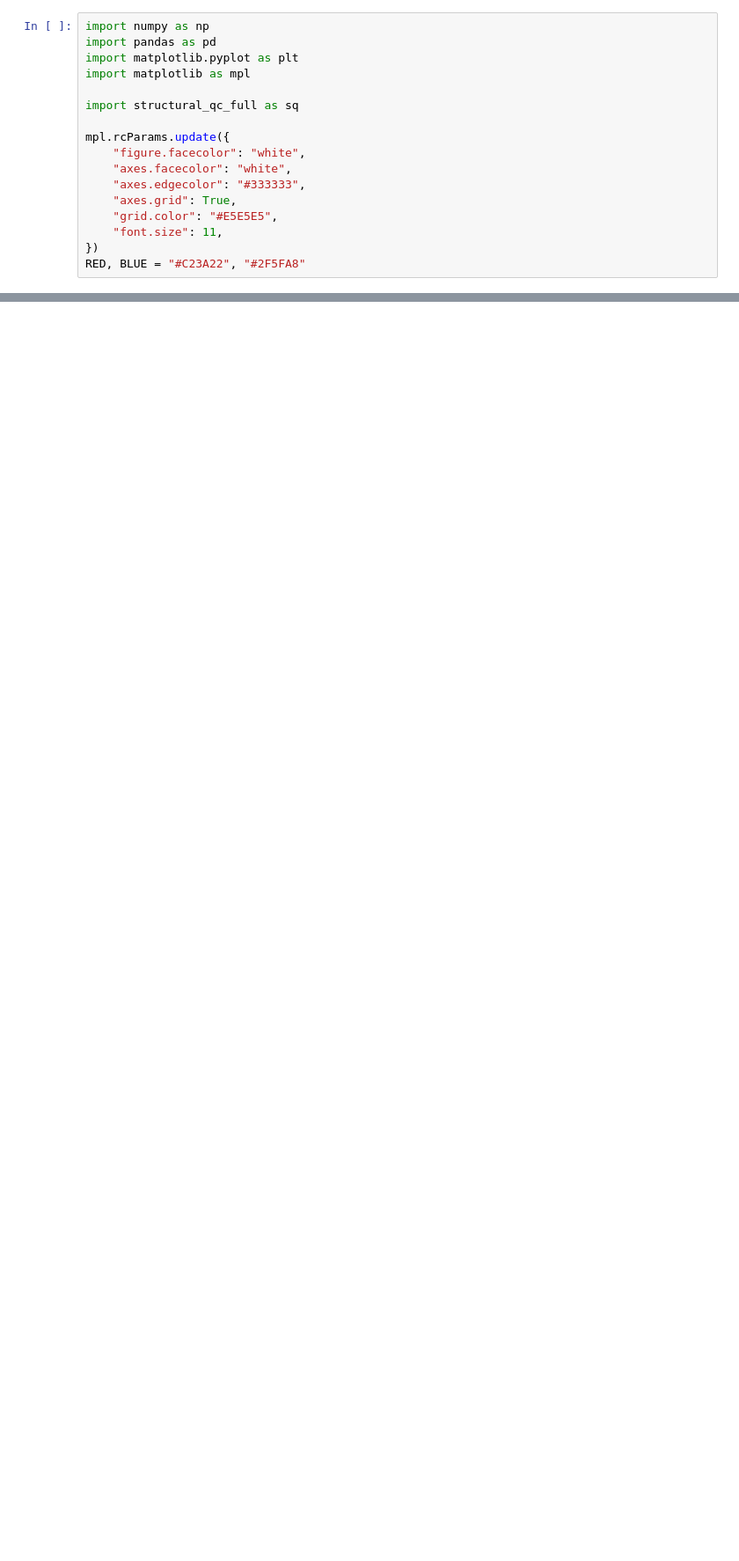
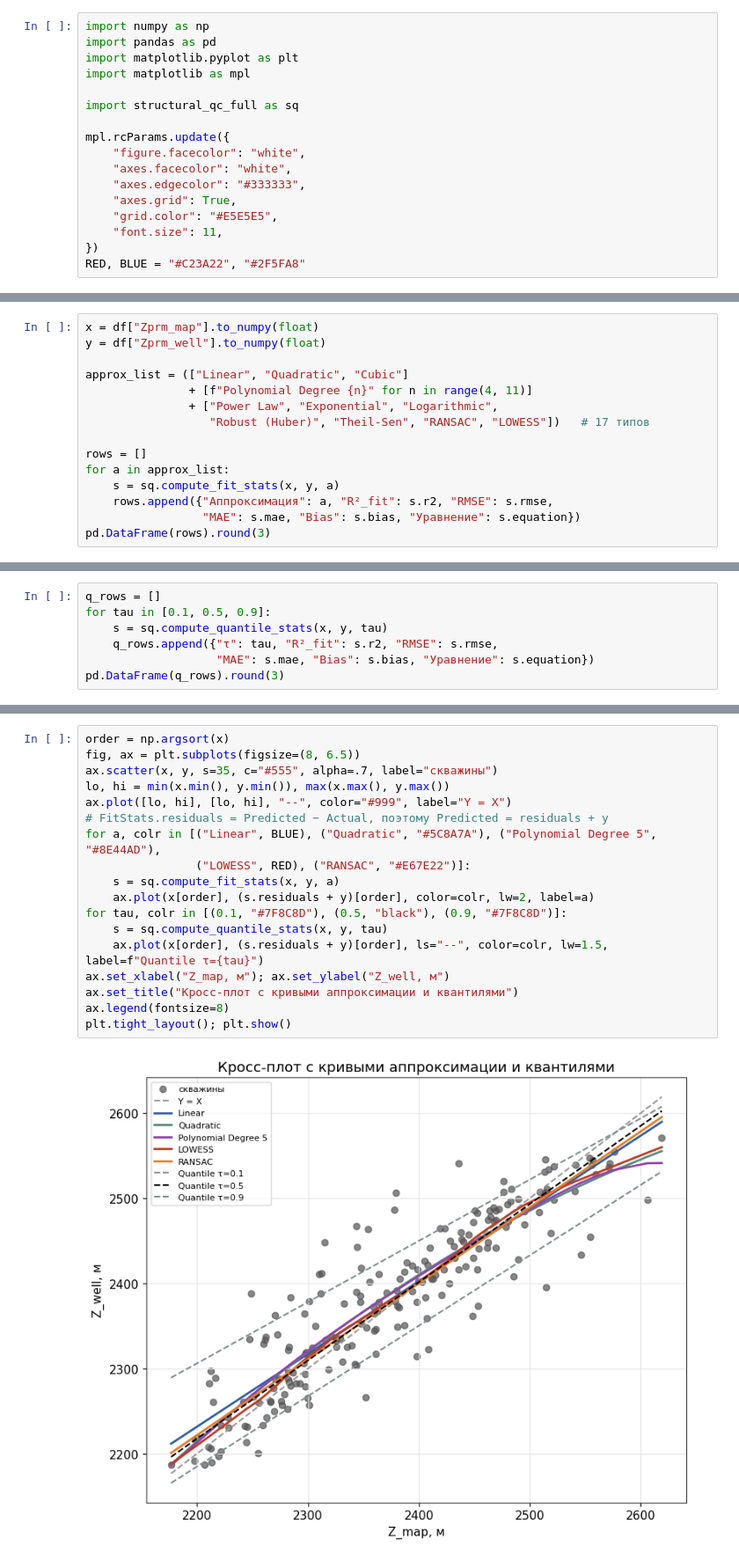
Before and after one commit to aspozd-DA-DS/Pet-projects, a Jupyter notebook: 04_Structural_QC/structural_qc_demo.ipynb, the cells around one changed output, grey strips where cells are left out. Shown at 88% size. Cells and saved outputs as stored; diff of their text form; blank space fills up the shorter version.

```diff
--- a/04_Structural_QC/structural_qc_demo.ipynb
+++ b/04_Structural_QC/structural_qc_demo.ipynb
@@ -100,0 +631,15 @@ plt.show()
+# %%
+x = df["Zprm_map"].to_numpy(float)
+y = df["Zprm_well"].to_numpy(float)
+
+approx_list = (["Linear", "Quadratic", "Cubic"]
+               + [f"Polynomial Degree {n}" for n in range(4, 11)]
+               + ["Power Law", "Exponential", "Logarithmic",
+                  "Robust (Huber)", "Theil-Sen", "RANSAC", "LOWESS"])   # 17 типов
+
+rows = []
+for a in approx_list:
+    s = sq.compute_fit_stats(x, y, a)
+    rows.append({"Аппроксимация": a, "R²_fit": s.r2, "RMSE": s.rmse,
+                 "MAE": s.mae, "Bias": s.bias, "Уравнение": s.equation})
+pd.DataFrame(rows).round(3)
@@ -100,0 +665,7 @@ plt.show()
+# %%
+q_rows = []
+for tau in [0.1, 0.5, 0.9]:
+    s = sq.compute_quantile_stats(x, y, tau)
+    q_rows.append({"τ": tau, "R²_fit": s.r2, "RMSE": s.rmse,
+                   "MAE": s.mae, "Bias": s.bias, "Уравнение": s.equation})
+pd.DataFrame(q_rows).round(3)
@@ -100,0 +677,20 @@ plt.show()
+# %%
+order = np.argsort(x)
+fig, ax = plt.subplots(figsize=(8, 6.5))
+ax.scatter(x, y, s=35, c="#555", alpha=.7, label="скважины")
+lo, hi = min(x.min(), y.min()), max(x.max(), y.max())
+ax.plot([lo, hi], [lo, hi], "--", color="#999", label="Y = X")
+# FitStats.residuals = Predicted − Actual, поэтому Predicted = residuals + y
+for a, colr in [("Linear", BLUE), ("Quadratic", "#5C8A7A"), ("Polynomial Degree 5", "#8E44AD"),
+                ("LOWESS", RED), ("RANSAC", "#E67E22")]:
+    s = sq.compute_fit_stats(x, y, a)
+    ax.plot(x[order], (s.residuals + y)[order], color=colr, lw=2, label=a)
+for tau, colr in [(0.1, "#7F8C8D"), (0.5, "black"), (0.9, "#7F8C8D")]:
+    s = sq.compute_quantile_stats(x, y, tau)
+    ax.plot(x[order], (s.residuals + y)[order], ls="--", color=colr, lw=1.5, label=f"Quantile τ={tau}")
+ax.set_xlabel("Z_map, м"); ax.set_ylabel("Z_well, м")
+ax.set_title("Кросс-плот с кривыми аппроксимации и квантилями")
+ax.legend(fontsize=8)
+plt.tight_layout(); plt.show()
+# %% [output]
+[figure, added]
```
Also changed, not shown: parts of 108 cells of this notebook, 15 other files.
